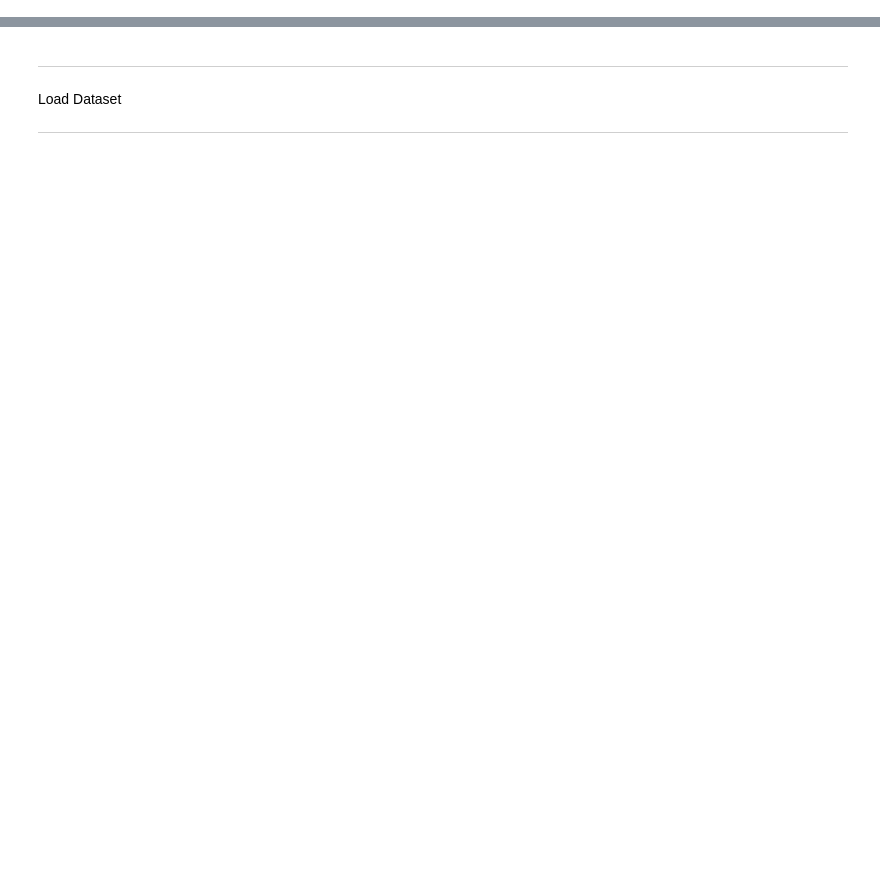
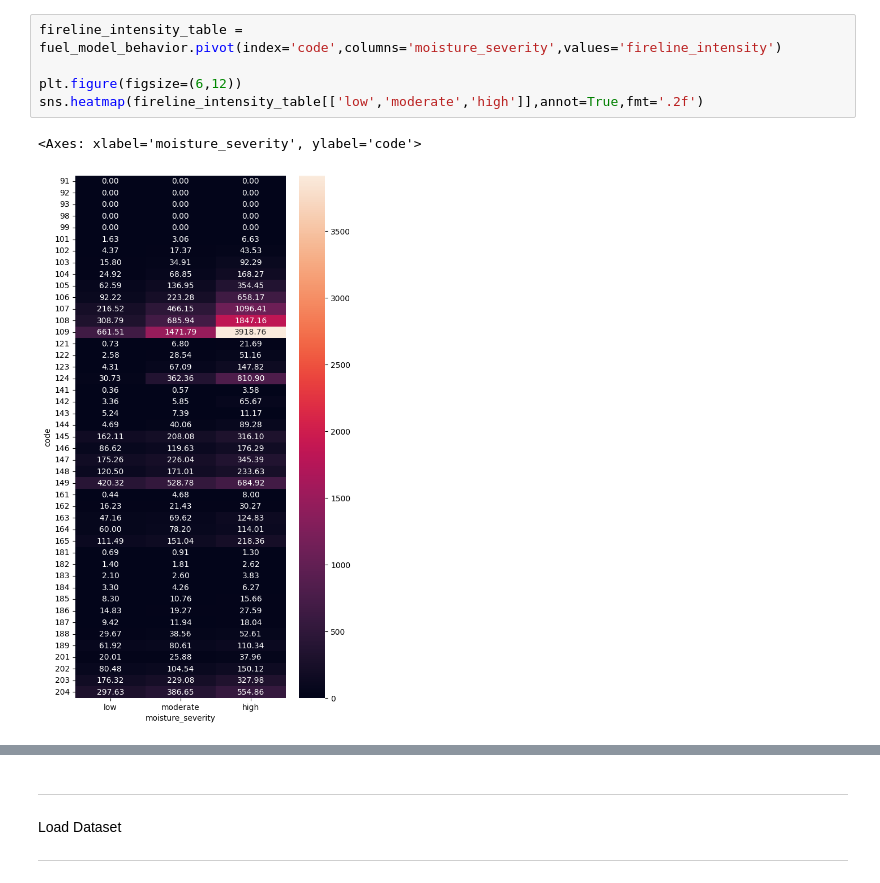
Before and after one commit to sig-gis/eo-fuels-extrapolation, a Jupyter notebook: analysis/fuels_characteristics_eval.ipynb, the cells around one changed output, grey strips where cells are left out. Saved outputs shown, nothing was run; the diff lists cells and outputs as text; blank space fills up the shorter version.

```diff
--- a/analysis/fuels_characteristics_eval.ipynb
+++ b/analysis/fuels_characteristics_eval.ipynb
@@ -73,0 +158,8 @@ to_vals = [
+# %%
+fireline_intensity_table = fuel_model_behavior.pivot(index='code',columns='moisture_severity',values='fireline_intensity')
+
+plt.figure(figsize=(6,12))
+sns.heatmap(fireline_intensity_table[['low','moderate','high']],annot=True,fmt='.2f')
+# %% [output]
+<Axes: xlabel='moisture_severity', ylabel='code'>
+[figure, added]
```
Also changed, not shown: parts of 37 cells of this notebook, 1 other file.
